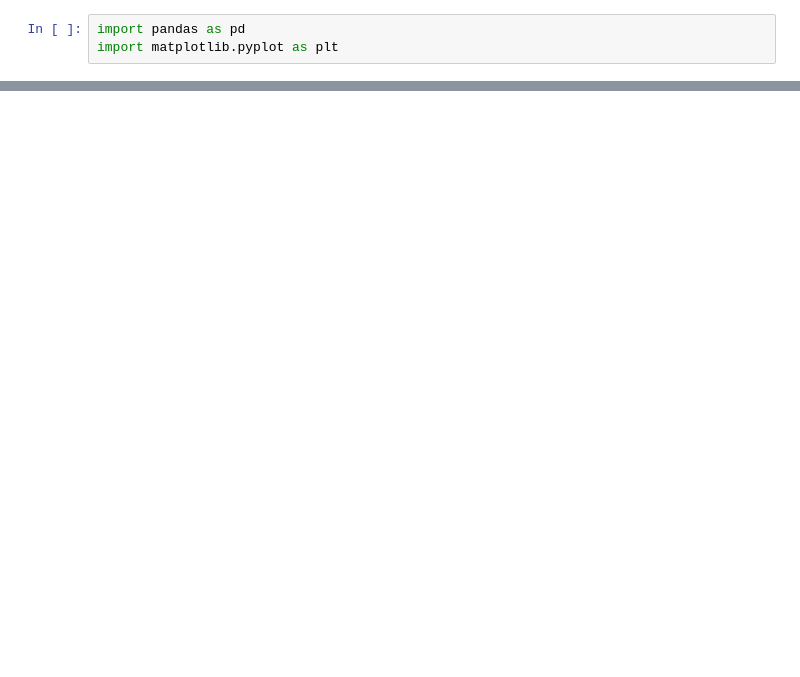
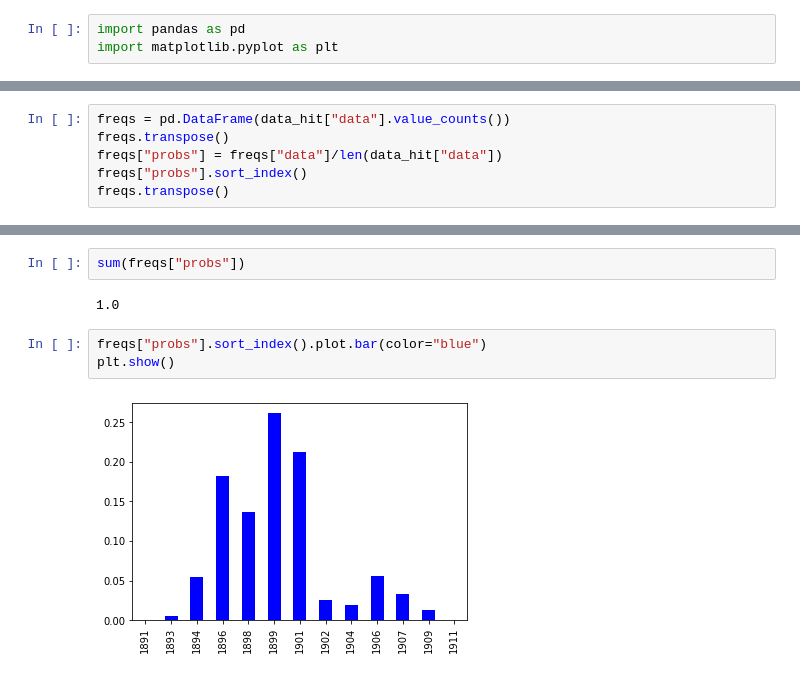
Before and after one commit to fjnkt98/python_gpc, a Jupyter notebook: src/rplidar_a2_calibration/histogram.ipynb, the cells around one changed output, grey strips where cells are left out. Saved outputs shown, nothing was run; the diff lists cells and outputs as text; blank space fills up the shorter version.

```diff
--- a/src/rplidar_a2_calibration/histogram.ipynb
+++ b/src/rplidar_a2_calibration/histogram.ipynb
@@ -45,0 +59,6 @@ plt.show()
+# %%
+freqs = pd.DataFrame(data_hit["data"].value_counts())
+freqs.transpose()
+freqs["probs"] = freqs["data"]/len(data_hit["data"])
+freqs["probs"].sort_index()
+freqs.transpose()
@@ -45,0 +69,9 @@ plt.show()
+# %%
+sum(freqs["probs"])
+# %% [output]
+1.0
+# %%
+freqs["probs"].sort_index().plot.bar(color="blue")
+plt.show()
+# %% [output]
+[figure, added]
```
Also changed, not shown: parts of 9 cells of this notebook.
